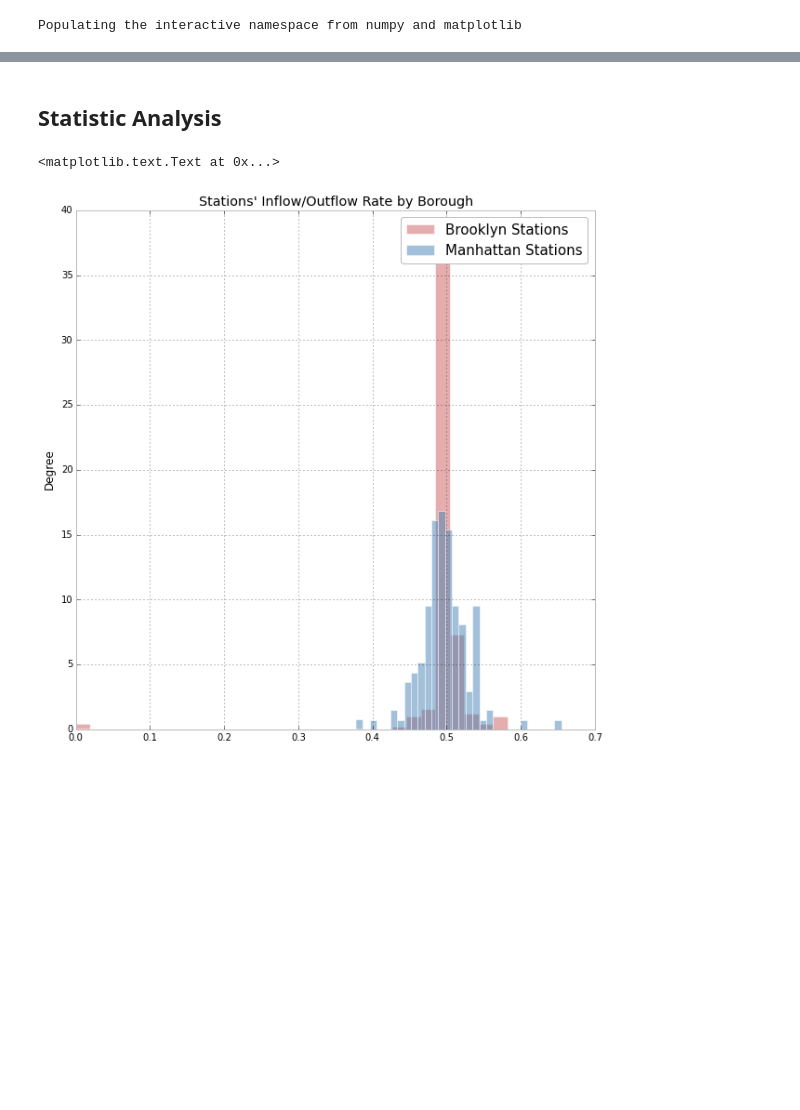
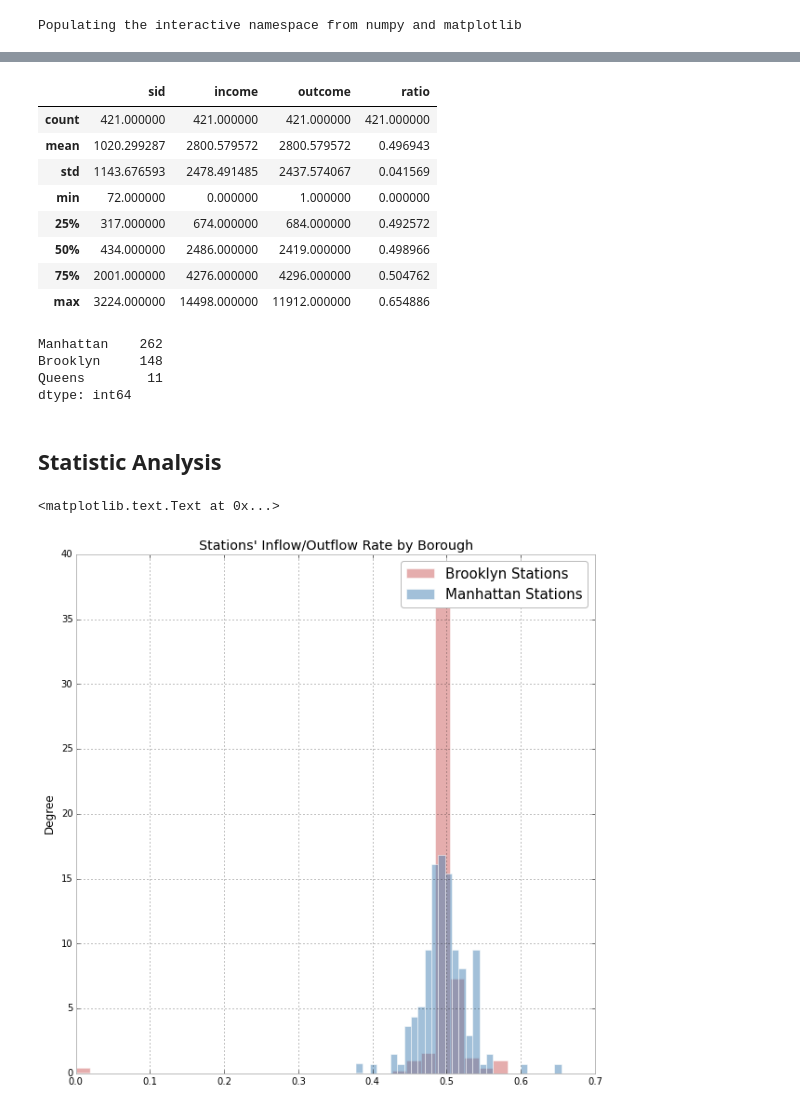
Before and after one commit to jckhang/PUI2015_yz3079, a Jupyter notebook: citibikes/assignment3 .ipynb, the cells around one changed output, grey strips where cells are left out. Drawn from its saved outputs; the diff is of its cells as text; code cells hidden in the pictures; blank space fills up the shorter version.

Commit message:
citibike update#6

```diff
--- a/citibikes/assignment3 .ipynb
+++ b/citibikes/assignment3 .ipynb
@@ -16,7 +17,6 @@ pl.rcParams.update(s)
 Populating the interactive namespace from numpy and matplotlib
 # %%
 # Load Citibike data
-df=pd.read_csv(os.getenv ('PUI2015')+'/data/201508-citibike-tripdata.csv')
-df['date'] = pd.to_datetime(df['starttime'])
+df = pd.read_csv(os.getenv ('PUI2015')+'/data/201508-citibike-tripdata.csv')
 # %%
 # Drop unnecessary features
@@ -35 +37,18 @@ merged.to_csv('station.csv')
+# %%
+from geopy.geocoders import Nominatim
+import numpy as np
+output= np.empty(len(stations), dtype='object')
+for index,station in stations.iterrows():
+    geolocator = Nominatim()
+    location = geolocator.reverse("%s,%s"%(str(station['Latitude']), str(station['Longitude'])),timeout=10)
+    if location.raw["address"]["county"]=="New York County"or location.raw["address"]["county"]=="New York":
+        output[index]="Manhattan"
+    else:
+        if location.raw["address"]["county"]=="Kings County":
+            output[index]="Brooklyn"
+        else:
+            if location.raw["address"]["county"]=="Queens County":
+                output[index]="Queens"
+            else:
+                output[index]=location.raw["address"]["county"]
 # %% [markdown]
@@ -37,13 +60,13 @@ We use ArcGis to reverse Geocoding the latitude and longitude information into a
+# %%
+in_jour = np.zeros(len(stations_by_borough))
+out_jour = np.copy(in_jour)
+in_out_ratio = np.copy(in_jour)
 # %%
-import pandas as pd
-stations_by_borough=pd.read_csv('data/stationbyborough.csv')
-in_jour=np.zeros(len(stations_by_borough))
-out_jour=np.zeros(len(stations_by_borough))
-fluid_ratio=np.zeros(len(stations_by_borough))
+# Iterate through all the stations to get the total inflow and outflow information of each station
 for index,station in stations_by_borough.iterrows():
-    s=sum(df['start station id']==station['id'])
-    e=sum(df['end station id']==station['id'])
-    in_jour[index]=s
-    out_jour[index]=e
-    fluid_ratio[index]=s/float(e+s)
+    start=sum(df['start station id']==station['id'])
+    end=sum(df['end station id']==station['id'])
+    in_jour[index]=start
+    out_jour[index]=end
+    in_out_ratio[index]=start/float(end+start)
 # %%
@@ -58,3 +82,22 @@ results.to_csv('result_1.csv')
+# %%
+results.describe()
+# %% [output]
+|  | sid | income | outcome | ratio |
+| count | 421.000000 | 421.000000 | 421.000000 | 421.000000 |
+| mean | 1020.299287 | 2800.579572 | 2800.579572 | 0.496943 |
+| std | 1143.676593 | 2478.491485 | 2437.574067 | 0.041569 |
+| min | 72.000000 | 0.000000 | 1.000000 | 0.000000 |
+| 25% | 317.000000 | 674.000000 | 684.000000 | 0.492572 |
+| 50% | 434.000000 | 2486.000000 | 2419.000000 | 0.498966 |
+| 75% | 2001.000000 | 4276.000000 | 4296.000000 | 0.504762 |
+| max | 3224.000000 | 14498.000000 | 11912.000000 | 0.654886 |
+# %%
+pd.value_counts(results['borough'].values.ravel())
+# %% [output]
+Manhattan    262
+Brooklyn     148
+Queens        11
+dtype: int64
 # %% [markdown]
 ## Statistic Analysis
 # %%
```
Also changed, not shown: parts of 20 cells of this notebook, 3 other files.
